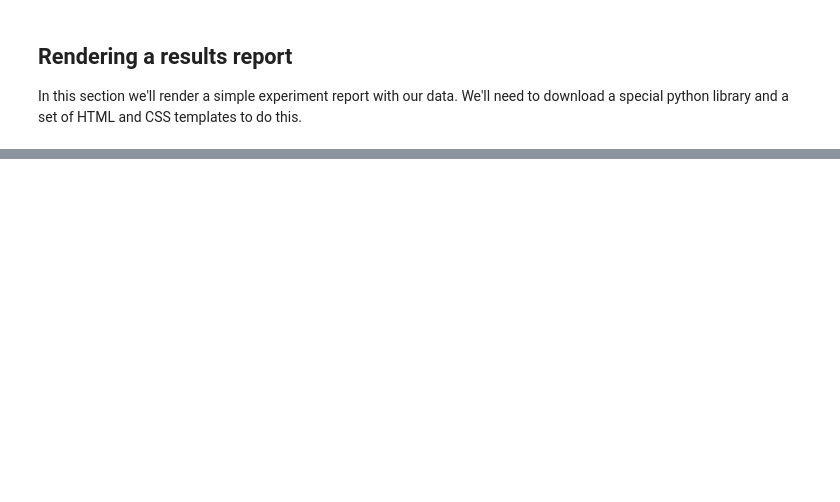
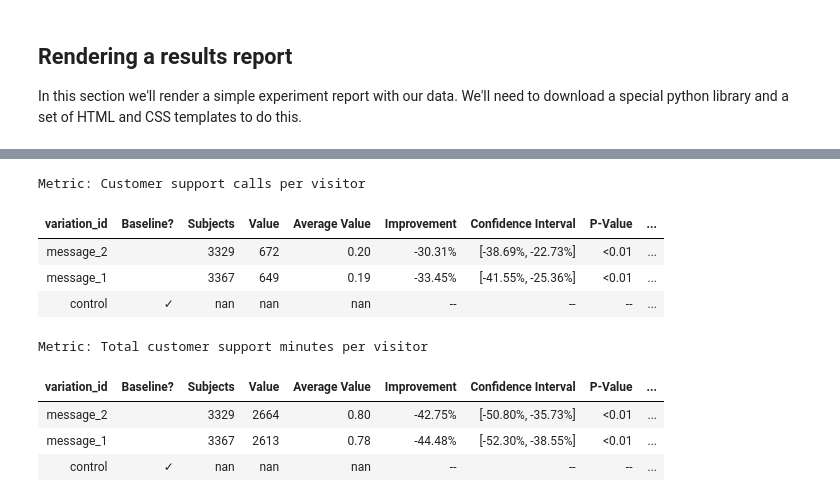
Before and after one commit to optimizely/ses-research-public, a Jupyter notebook: ses_demo_simple.ipynb, the cells around one changed output, grey strips where cells are left out. Drawn from its saved outputs; the diff is of its cells as text; code cells hidden in the pictures; blank space fills up the shorter version.

```diff
--- a/ses_demo_simple.ipynb
+++ b/ses_demo_simple.ipynb
@@ -220,19 +269,23 @@ mv ses-research-public-master/lib .
 # %%
 from lib.report import render
 from IPython.display import display, HTML
-
-variation_names = {
-    "18802093142" : "control",
-    "18818611832" : "message_1",
-    "18817551468" : "message_2"
-}
 
 for i, metric_name in enumerate(ses_metric_names):
     table_html = render.render_se_metric_overview_table(
         observations_timeseries=metric_dfs[i],
         statistics=stats_dfs[i],
-        reference_variation_id="18802093142",
-        metric_name=metric_name,
-        variation_names=variation_names
+        reference_variation_id="control",
+        metric_name=metric_name
     )
     display(HTML(table_html))
+# %% [output]
+Metric: Customer support calls per visitor
+| variation_id | Baseline? | Subjects | Value | Average Value | Improvement | Confidence Interval | P-Value | ... |
+| message_2 |  | 3329 | 672 | 0.20 | -30.31% | [-38.69%, -22.73%] | <0.01 | ... |
+| message_1 |  | 3367 | 649 | 0.19 | -33.45% | [-41.55%, -25.36%] | <0.01 | ... |
+| control | ✓ | nan | nan | nan | -- | -- | -- | ... |
+Metric: Total customer support minutes per visitor
+| variation_id | Baseline? | Subjects | Value | Average Value | Improvement | Confidence Interval | P-Value | ... |
+| message_2 |  | 3329 | 2664 | 0.80 | -42.75% | [-50.80%, -35.73%] | <0.01 | ... |
+| message_1 |  | 3367 | 2613 | 0.78 | -44.48% | [-52.30%, -38.55%] | <0.01 | ... |
+| control | ✓ | nan | nan | nan | -- | -- | -- | ... |
```
Also changed, not shown: parts of 6 cells of this notebook, 3 other files.
